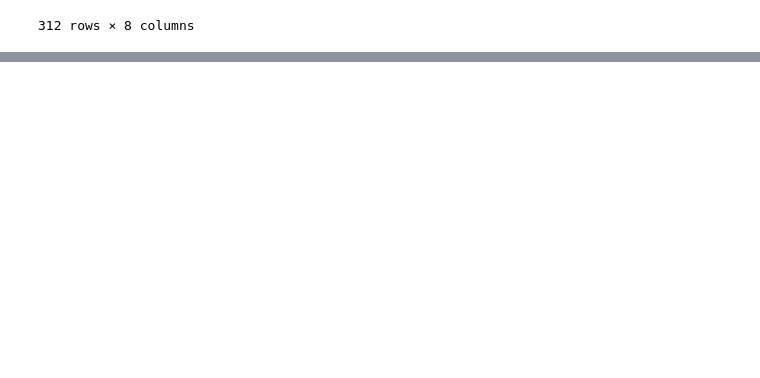
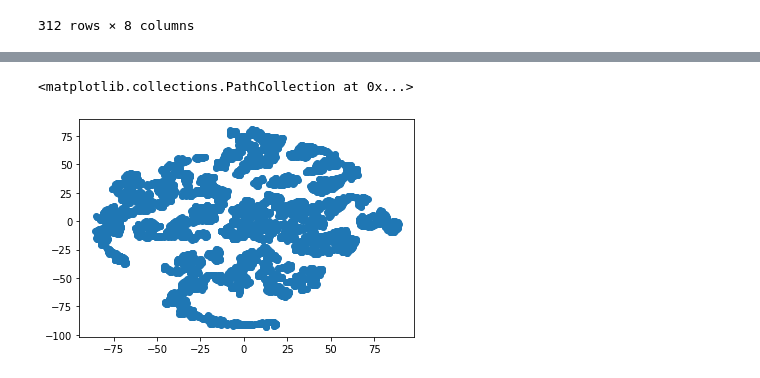
Before and after one commit to SriramS32/Ecommerce-Graph-Analysis, a Jupyter notebook: ecommerce_analysis.ipynb, the cells around one changed output, grey strips where cells are left out. Drawn from its saved outputs; the diff is of its cells as text; code cells hidden in the pictures; blank space fills up the shorter version.

Commit message:
Notebook progress

```diff
--- a/ecommerce_analysis.ipynb
+++ b/ecommerce_analysis.ipynb
@@ -40,0 +80,14 @@ G.add_edges_from(zip(dat.StockCode, dat.CustomerID))
+# %%
+# t-SNE
+from sklearn.manifold import TSNE
+
+model = TSNE(n_components=2, perplexity=30.0, early_exaggeration=12.0,
+             learning_rate=200.0, n_iter=1000, n_iter_without_progress=300,
+             min_grad_norm=1e-07, random_state=seed)
+embedding = model.fit_transform(embedding)
+# %%
+# plot t-SNE
+plt.scatter(embedding[:,0], embedding[:, 1])
+# %% [output]
+<matplotlib.collections.PathCollection at 0x...>
+[figure, added]
```
Also changed, not shown: parts of 18 cells of this notebook.
